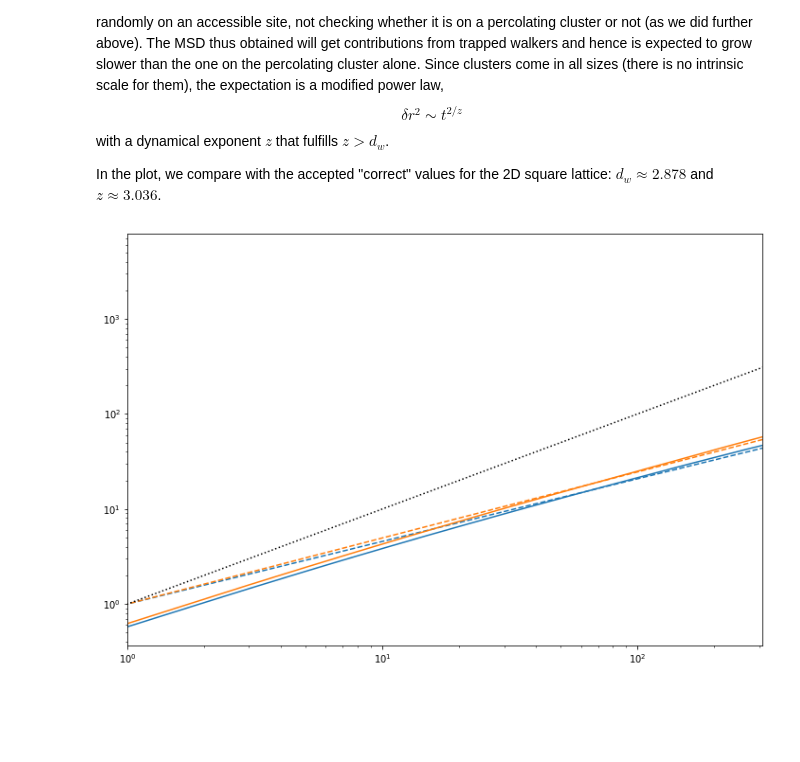
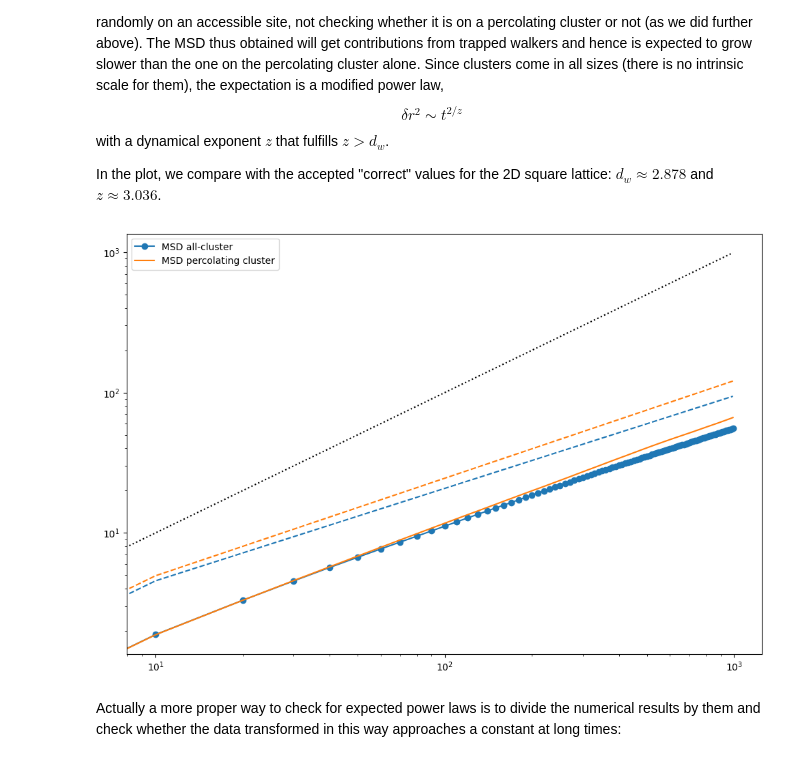
Before and after one commit to thvoigtmann/stochastic-processes, a Jupyter notebook: percolation.ipynb, the cells around one changed output. Cells and saved outputs as stored; diff of their text form; code cells hidden in the pictures; blank space fills up the shorter version.

```diff
--- a/percolation.ipynb
+++ b/percolation.ipynb
@@ -364,8 +379,10 @@ We also compare the anomalous-diffusion law with the MSD that is obtained if we
 
 In the plot, we compare with the accepted "correct" values for the 2D square lattice: $d_w\approx2.878$ and $z\approx3.036$.
 # %%
-walklist = list(map(lambda n:blind_ant (50000,generate_matrix((width1,height1),pc)),range(50)))
+walklist = list(map(lambda n:blind_ant (10000,generate_matrix((width1,height1),pc)),range(100)))
 # %%
-mat = generate_matrix((width1,height1),pc)
-mat,percl,sizes = find_clusters (mat)
-walklist2 = list(map(lambda n:blind_ant (50000,mat,label=percl),range(50)))
+percl=0
+while percl==0:
+    mat = generate_matrix((width1,height1),pc)
+    mat,percl,sizes = find_clusters (mat)
+walklist2 = list(map(lambda n:blind_ant (10000,mat,label=percl),range(100)))
@@ -376,14 +389,21 @@ msd2=genmsd(walklist2)
+# %%
+tr,msd=genmsd(walklist,step=10)
+# %%
+tr2,msd2=genmsd(walklist2,step=10)
 # %%
 plt.figure(figsize=(12,8))
 colorcycle = itertools.cycle(colorlist)
 color = next(colorcycle)
-plt.loglog (range(len(msd)),msd,label='MSD all-cluster',color=color)
-plt.loglog (range(len(msd)),np.power(np.arange(len(msd)),2/3.036),ls='dashed',color=color)
+plt.loglog (tr,msd,'o-',label='MSD all-cluster',color=color)
+plt.loglog (tr,np.power(tr,2/3.036),ls='dashed',color=color)
 color = next(colorcycle)
-plt.loglog (range(len(msd2)),msd2,label='MSD percolating cluster',color=color)
-plt.loglog (range(len(msd)),np.power(np.arange(len(msd)),2/2.878),ls='dashed',color=color)
-plt.loglog (range(len(msd)),np.power(np.arange(len(msd)),1),ls='dotted',c='black')
-plt.xlim([1,msd[-1]])
+plt.loglog (tr2,msd2,label='MSD percolating cluster',color=color)
+plt.loglog (tr2,np.power(tr2,2/2.878),ls='dashed',color=color)
+plt.loglog (tr,np.power(tr,1),ls='dotted',c='black')
+#plt.xlim(1,10000)
+plt.legend()
 plt.show()
 # %% [output]
-[figure, old version]
+[figure, new version]
+# %% [markdown]
+Actually a more proper way to check for expected power laws is to divide the numerical results by them and check whether the data transformed in this way approaches a constant at long times:
```
Also changed, not shown: parts of 25 cells of this notebook.
